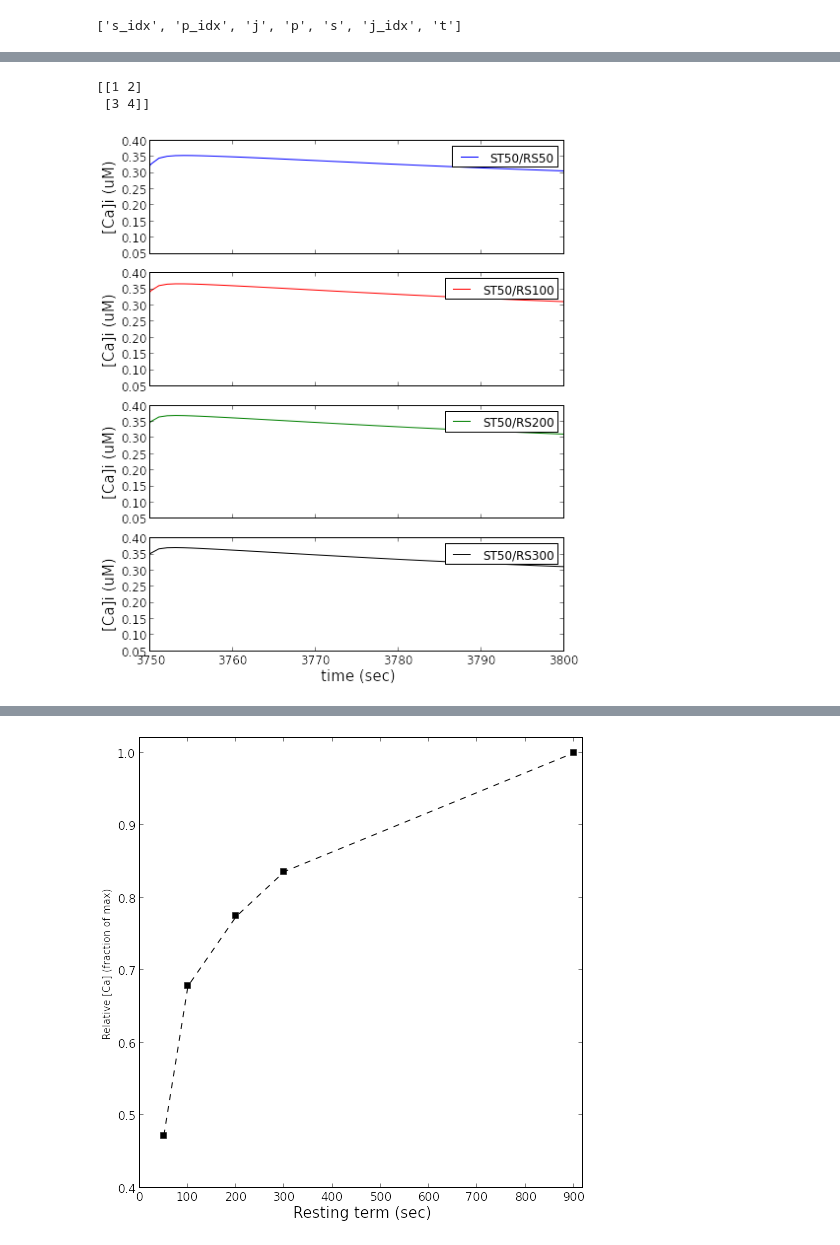
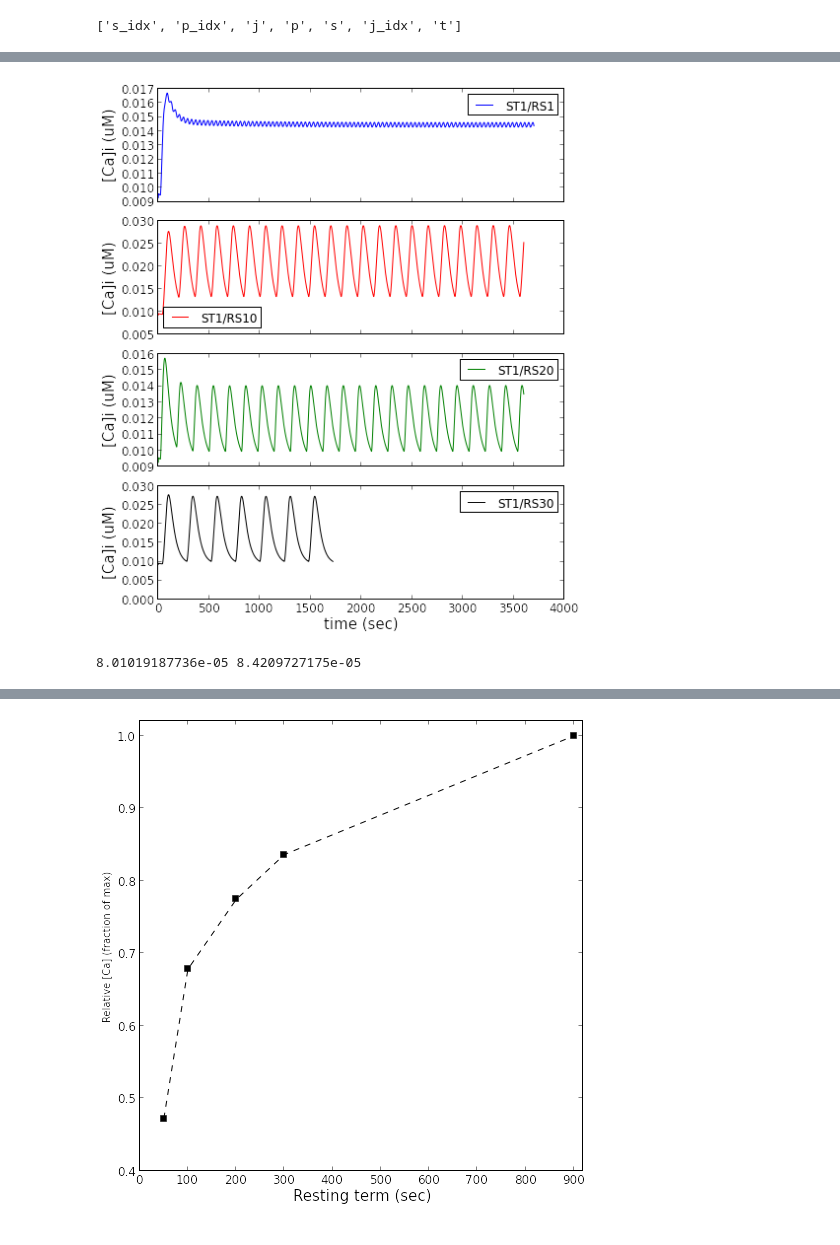
Before and after one commit to huskeypm/microglia, a Jupyter notebook: gotran/daisy-freqs-contour.ipynb, the cells around one changed output, grey strips where cells are left out. Drawn from its saved outputs; the diff is of its cells as text; code cells hidden in the pictures.

```diff
--- a/gotran/daisy-freqs-contour.ipynb
+++ b/gotran/daisy-freqs-contour.ipynb
@@ -115,0 +132,2 @@ Reading /home/AD/bch265/Data_storage/50st300rsMG_1mMATPnew_cat.pickle
+# %%
+data4a = ao.readPickle("/home/AD/bch265/Data_storage/20st80rsMG_1mMATPnew_cat.pickle")
@@ -326,63 +346,64 @@ print np.array([[D51, D52, D53, D54], [D61, D62, D63, D64], [D71, D72, D73, D74]
-# %%
-a = np.matrix('1 2; 3 4')
-print a
-# %% [output]
-[[1 2]
- [3 4]]
 # %%
-stateLabel = "Cai"
-subData1 = ao.GetData(data44,stateLabel)
-subData2 = ao.GetData(data94,stateLabel)
-subData3 = ao.GetData(data04,stateLabel)
+stateLabel = "NFATNn"
+subData1 = ao.GetData(data93,stateLabel)
+subData2 = ao.GetData(data4a,stateLabel)
+subData3 = ao.GetData(data03,stateLabel)
 subData4 = ao.GetData(data40,stateLabel)
 
 plt.figure(figsize=(7,8))
 ax = plt.subplot(4,1,1)
 ax.tick_params(labelsize=12)
-ax.plot(subData1.t*1000,subData1.valsIdx,'b-',label="ST50/RS50")
-ax.legend(fontsize=12)
+ax.plot(subData1.t,subData1.valsIdx,'b-',label="ST1/RS1")
+ax.legend(loc=0,fontsize=12)
 ax.set_ylabel("[Ca]i (uM)",fontsize=15)
 #plt.ylim(0.05,0.25)
-plt.xlim(3750,3800)
+#plt.xlim(0,250)
 labels = [item.get_text() for item in ax.get_xticklabels()]
 empty_string_labels = ['']*len(labels)
 ax.set_xticklabels(empty_string_labels)
 plt.tight_layout()
 
 ax = plt.subplot(4,1,2)
 ax.tick_params(labelsize=12)
-ax.plot(subData2.t*1000,subData2.valsIdx,'r-',label="ST50/RS100")
-ax.legend(fontsize=12)
+ax.plot(subData2.t,subData2.valsIdx,'r-',label="ST1/RS10")
+ax.legend(loc=0,fontsize=12)
 ax.set_ylabel("[Ca]i (uM)",fontsize=15)
 #plt.ylim(0.05,0.25)
-plt.xlim(3750,3800)
+#plt.xlim(0,250)
 labels = [item.get_text() for item in ax.get_xticklabels()]
 empty_string_labels = ['']*len(labels)
 ax.set_xticklabels(empty_string_labels)
 plt.tight_layout()
 
 ax = plt.subplot(4,1,3)
 ax.tick_params(labelsize=12)
-ax.plot(subData3.t*1000,subData3.valsIdx,'g-',label="ST50/RS200")
-ax.legend(fontsize=12)
+ax.plot(subData3.t,subData3.valsIdx,'g-',label="ST1/RS20")
+ax.legend(loc=0,fontsize=12)
 ax.set_ylabel("[Ca]i (uM)",fontsize=15)
 #plt.ylim(0.05,0.25)
-plt.xlim(3750,3800)
+#plt.xlim(0,250)
 labels = [item.get_text() for item in ax.get_xticklabels()]
 empty_string_labels = ['']*len(labels)
 ax.set_xticklabels(empty_string_labels)
 plt.tight_layout()
 
 ax = plt.subplot(4,1,4)
 ax.tick_params(labelsize=12)
-ax.plot(subData4.t*1000,subData4.valsIdx,'k-',label="ST50/RS300")
-ax.legend(fontsize=12)
+ax.plot(subData4.t,subData4.valsIdx,'k-',label="ST1/RS30")
+ax.legend(loc=0,fontsize=12)
 ax.set_ylabel("[Ca]i (uM)",fontsize=15)
 #plt.ylim(0.05,0.25)
-plt.xlim(3750,3800)
+#plt.xlim(3560,3600)
 ax.set_xlabel("time (sec)",fontsize=15)
 plt.tight_layout()
 
 #plt.savefig("/home/AD/bch265/Dropbox/Postdoctoral2017-/Modeling-Codes/repo/bens-paper/microglia04092018/cavsfreqrexnew1mM.png")
 # %% [output]
-[figure, old version]
+[figure, new version]
+# %%
+center = 3000
+a = (subData1.valsIdx[center+50]-subData1.valsIdx[center])/50
+b = (subData1.valsIdx[center]-subData1.valsIdx[center-50])/50
+print a, b
+# %% [output]
+8.01019187736e-05 8.4209727175e-05
```
Also changed, not shown: parts of 17 cells of this notebook, 4 other files.
